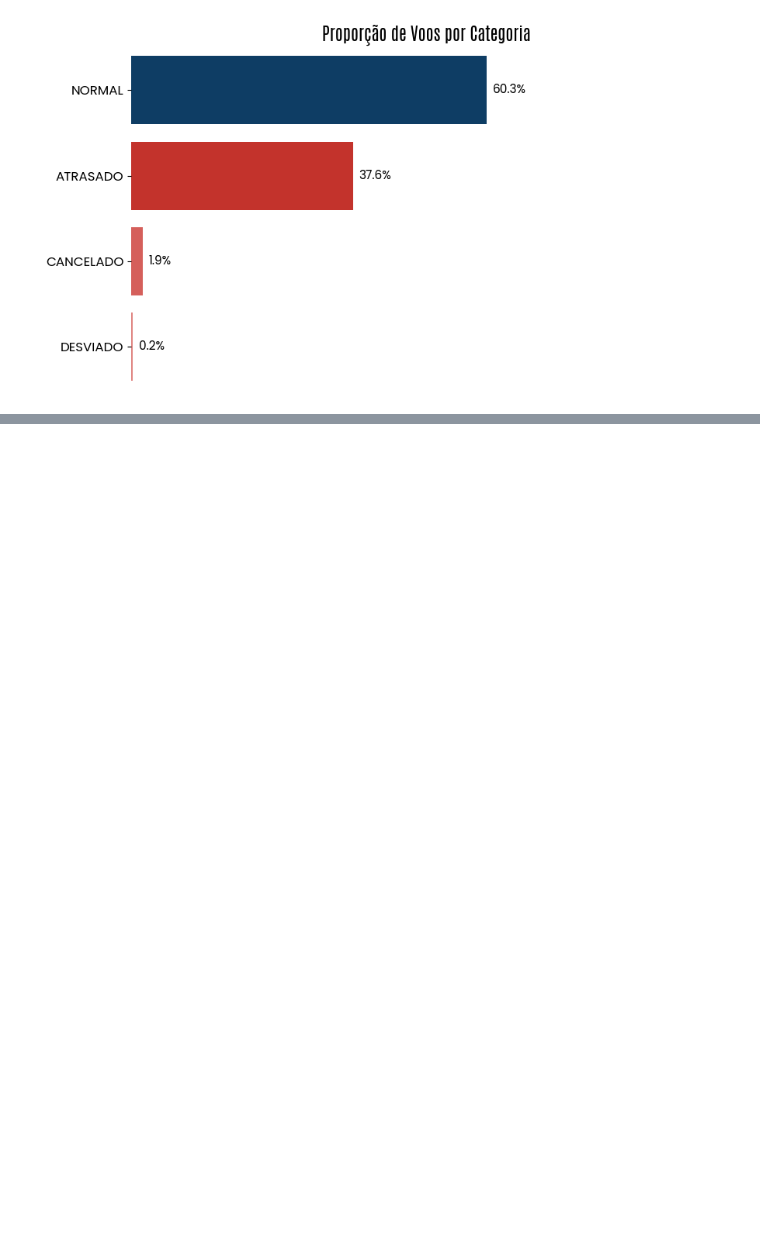
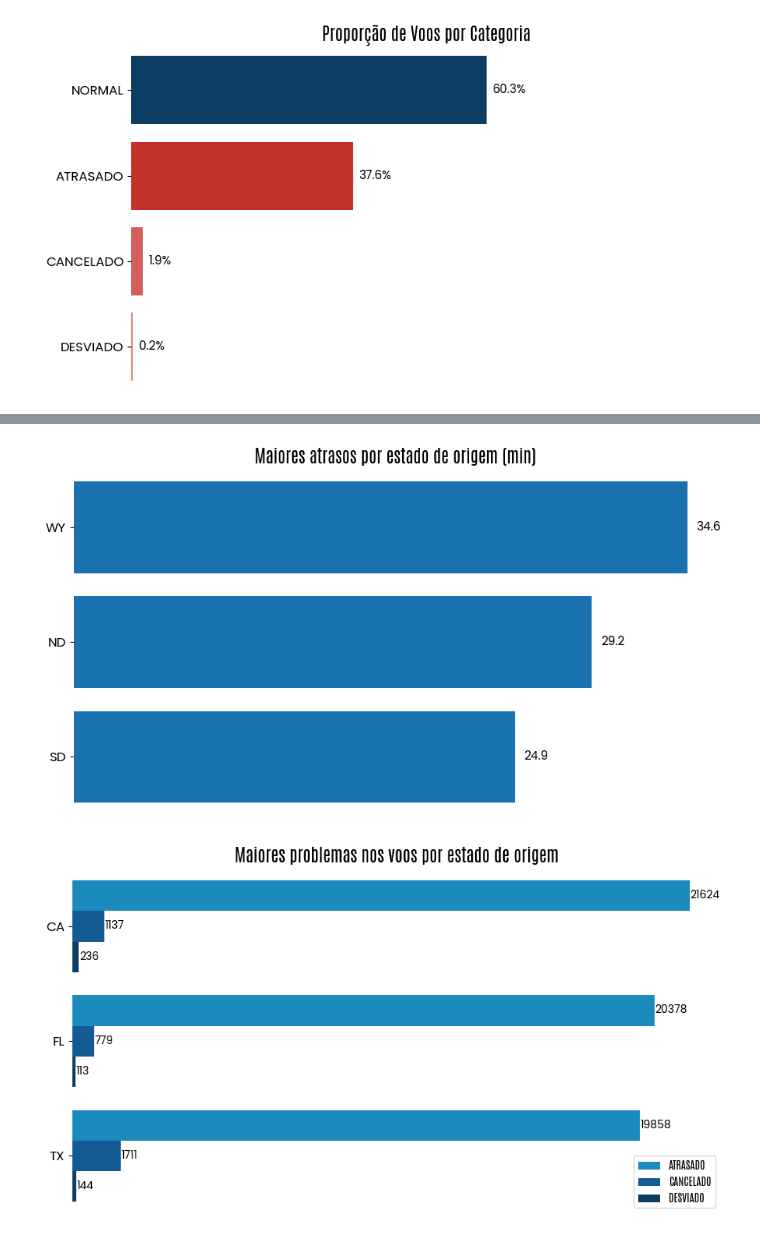
Before and after one commit to vitoriapguimaraes/Python-AnaliseVoos, a Jupyter notebook: project_development/scripts/creating_fig.ipynb, the cells around one changed output, grey strips where cells are left out. Cells and saved outputs as stored; diff of their text form; code cells hidden in the pictures; blank space fills up the shorter version.

```diff
--- a/project_development/scripts/creating_fig.ipynb
+++ b/project_development/scripts/creating_fig.ipynb
@@ -86,0 +203,8 @@ plt.show()
+# %%
+plot_avg_metric(df, "ORIGIN_STATE", "DELAY_OVERALL", top_n=3,
+                title="Maiores atrasos por estado de origem (min)")
+plot_count_metrics(df, "ORIGIN_STATE", ["ATRASADO", "CANCELADO", "DESVIADO"], top_n=3,
+                   title="Maiores problemas nos voos por estado de origem")
+# %% [output]
+[figure, added]
+[figure, added]
```
Also changed, not shown: parts of 15 cells of this notebook, 18 other files.
